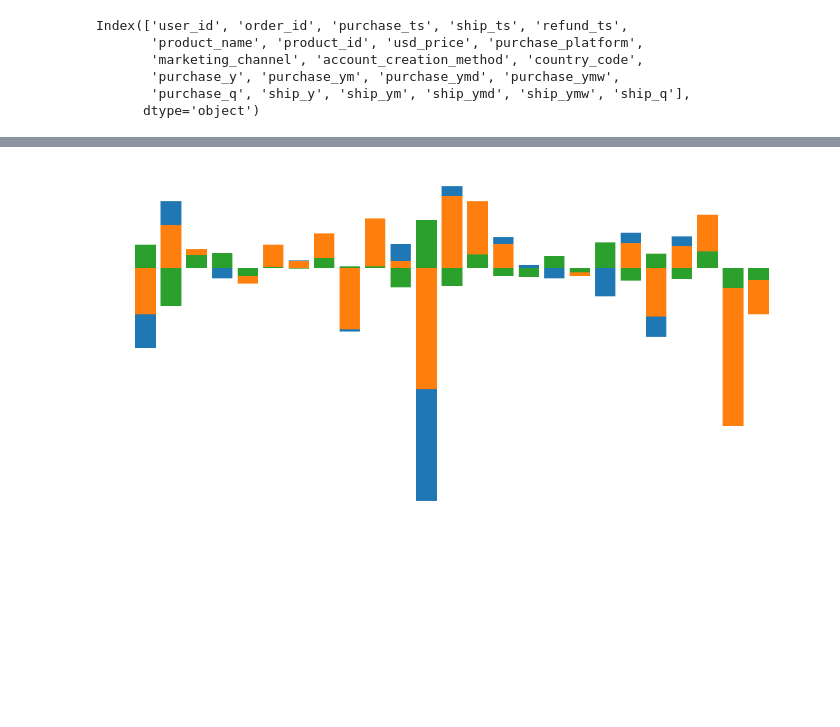
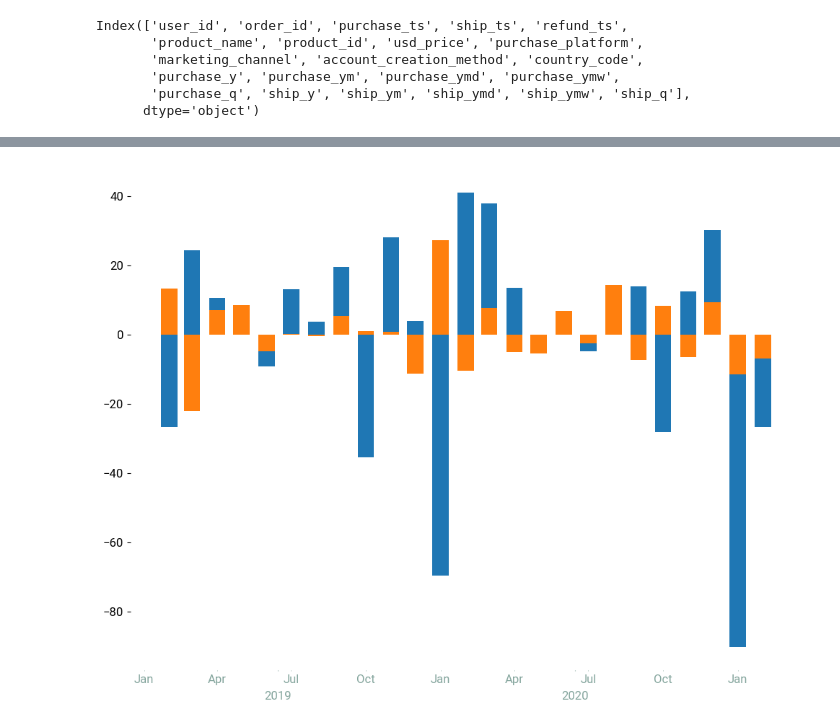
Before and after one commit to mjsluminarias/gamezone-ecommerce, a Jupyter notebook: code_queries/sales.ipynb, the cells around one changed output, grey strips where cells are left out. Drawn from its saved outputs; the diff is of its cells as text; code cells hidden in the pictures; blank space fills up the shorter version.

Commit message:
executive and sales update

```diff
--- a/code_queries/sales.ipynb
+++ b/code_queries/sales.ipynb
@@ -251,25 +289,36 @@ rev_data_ym
 # %%
-fig, ax = plt.subplots(figsize=(12, 6))
+fig, ax = plt.subplots(figsize=(12, 9))
 
 # ax.bar(rev_data_ym["order_year_month"], rev_data_ym["total_net_revenue"], label='Product A', color='#4dabf7')
 
-ax.bar(rev_data_ym["purchase_ym"], rev_data_ym["total_orders_growth_pct"])
-ax.bar(rev_data_ym["purchase_ym"], rev_data_ym["total_rev_growth_pct"])
-ax.bar(rev_data_ym["purchase_ym"], rev_data_ym["ym_aov_growth_pct"])
+# ax.bar(rev_data_ym["purchase_ym"], rev_data_ym["total_orders_growth_pct"], width=20)
+ax.bar(rev_data_ym["purchase_ym"], rev_data_ym["total_rev_growth_pct"], width=20)
+ax.bar(rev_data_ym["purchase_ym"], rev_data_ym["ym_aov_growth_pct"], width=20)
 
 ax.spines["top"].set_visible(False)
 ax.spines["right"].set_visible(False)
 ax.spines["left"].set_visible(False)
 ax.spines["bottom"].set_visible(False)
-ax.axes.get_xaxis().set_visible(False)
-ax.axes.get_yaxis().set_visible(False)
+# ax.axes.get_xaxis().set_visible(False)
+# ax.axes.get_yaxis().set_visible(False)
 # ax.xaxis.set_major_locator(ticker.MaxNLocator(nbins=5))
-ax.axes.xaxis.set_ticklabels([])
-ax.axes.yaxis.set_ticklabels([])
+# ax.axes.xaxis.set_ticklabels([])
+# ax.axes.yaxis.set_ticklabels([])
 
-# ax.set_title("GROSS MARGIN PER MONTH")
-plt.savefig("../figures/sales/rev_orders.png", transparent=True, dpi=300)
+ax.xaxis.set_minor_locator(mdates.MonthLocator(bymonth=[1, 4, 7, 10]))
+ax.xaxis.set_minor_formatter(mdates.DateFormatter("%b"))
+
+# years (major ticks), placed mid-year so they don't collide with Jan/Jul
+ax.xaxis.set_major_locator(mdates.YearLocator(month=6, day=15))
+ax.xaxis.set_major_formatter(mdates.DateFormatter("%Y"))
+
+ax.tick_params(axis="x", which="major", pad=20, length=1, colors= "#84a59d") # params for years
+ax.tick_params(axis="x", which="minor", pad=3, length=1, colors= "#84a59d") # params for months
+
+
+
+plt.savefig("../figures/sales/sales_vs_aov.png", transparent=True, dpi=300)
 
 plt.show()
 # %% [output]
-[figure, old version]
+[figure, new version]
```
Also changed, not shown: parts of 15 cells of this notebook, 6 other files.
